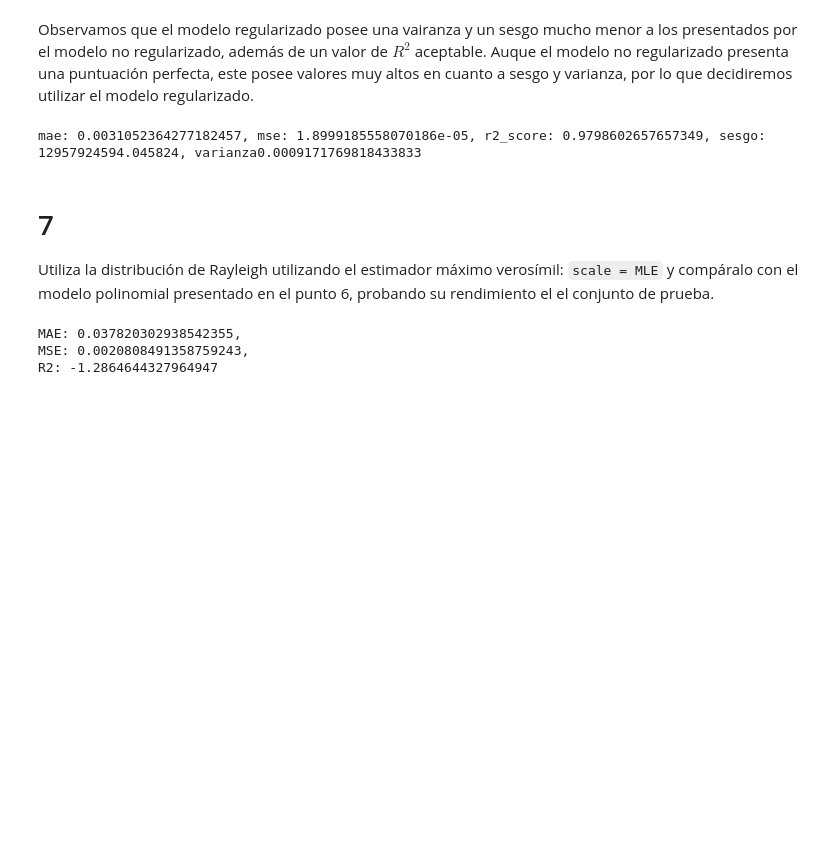
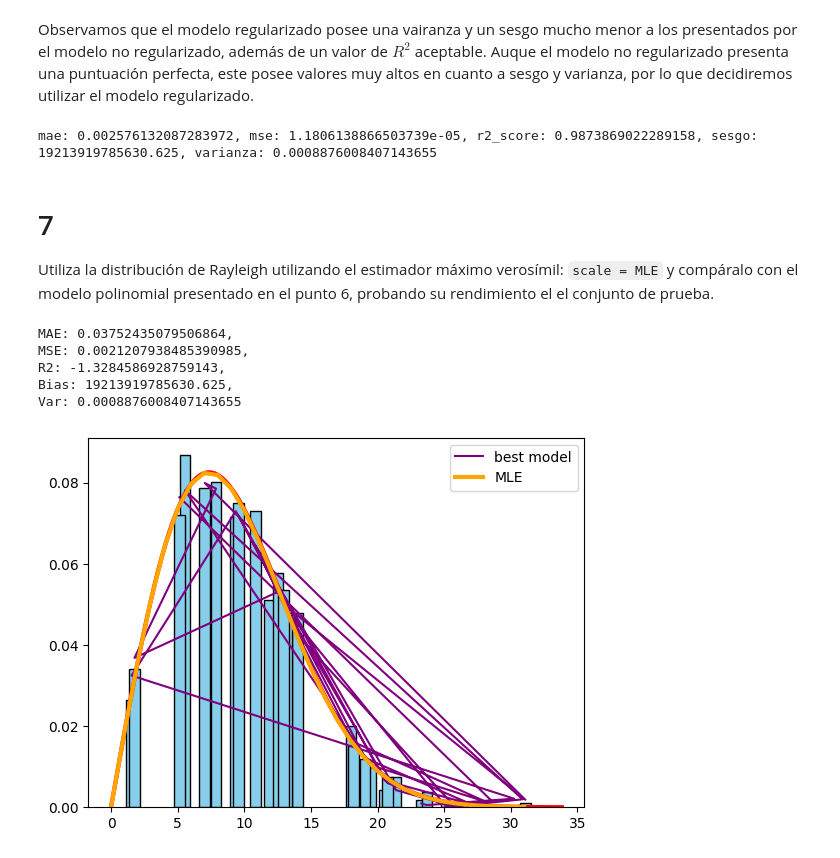
Before and after one commit to AlbertNath/rp-ml-20242, a Jupyter notebook: practica5/rpaa-practica5.ipynb, the cells around one changed output. Cells and saved outputs as stored; diff of their text form; code cells hidden in the pictures; blank space fills up the shorter version.

```diff
--- a/practica5/rpaa-practica5.ipynb
+++ b/practica5/rpaa-practica5.ipynb
@@ -160,32 +161,41 @@ def build_model(model_deg):
     x_test, y_test   = reshape_data(X_test, Y_test)
     x_train_pol      = to_polynomial(x_train, model_deg)
     x_test_pol       = to_polynomial(x_test, model_deg)
-    model = RidgeCV(alphas=[1e-3, 1e-2, 1e-1, 1]).fit(x_train_pol, y_train)
-    print("mae: {}, mse: {}, r2_score: {}, sesgo: {}, varianza{}"
+    model = Ridge(alpha=best_reg['best_alpha']).fit(x_train_pol, y_train)
+    print("mae: {}, mse: {}, r2_score: {}, sesgo: {}, varianza: {}"
           .format(*compute_metrics(x_test_pol, y_test, model.predict(x_test_pol))))
     return model
 
-best_deg = int(best_models.iloc[1]['grado_modelo'])
+best_deg = int(best_models.iloc[0]['grado_modelo'])
 best_model = build_model(best_deg)
 # %% [output]
-mae: 0.0031052364277182457, mse: 1.8999185558070186e-05, r2_score: 0.9798602657657349, sesgo: 12957924594.045824, varianza0.0009171769818433833
+mae: 0.002576132087283972, mse: 1.1806138866503739e-05, r2_score: 0.9873869022289158, sesgo: 19213919785630.625, varianza: 0.0008876008407143655
 # %% [markdown]
 # 7
 Utiliza la distribución de Rayleigh utilizando el estimador máximo verosímil: `scale = MLE` y compáralo con el modelo polinomial presentado en el punto 6, probando su rendimiento el el conjunto de prueba.
-# %%
-x_test, y_test   = reshape_data(X_test, Y_test)
-x_test = to_polynomial(x_test, best_deg)
-MLE = np.sqrt((1 / 2*len(x_test)) * np.sum(x_test**2))
-#y_mle = np.random.rayleigh(scale=MLE, size=len(y_test))
-y_mle = rayleigh_pdf(len(y_test), MLE)
-y_hat = best_model.predict(x_test)
-
-mle_mae = mean_absolute_error(y_mle, y_hat)
-mle_mse = mean_squared_error(y_mle, y_hat)
-mle_r2  = r2_score(y_mle, y_hat)
-
-print(f"MAE: {mle_mae},\nMSE: {mle_mse},\nR2: {mle_r2}")
-# %% [output]
-MAE: 0.037820302938542355,
-MSE: 0.0020808491358759243,
-R2: -1.2864644327964947
+# %%
+X = np.concatenate([X_train, X_test])
+Y = np.concatenate([Y_train, Y_test])
+x_test, y_test = reshape_data(X_test, Y_test)
+MLE = np.sqrt((np.sum(x_test**2)) / (2 * len(x_test)))
+
+y_mle  = rayleigh_pdf(len(x_test), x_test, MLE)
+x_test = to_polynomial(x_test, best_deg)
+y_hat  = best_model.predict(x_test)
+
+mae, mse, r2, bias, var = compute_metrics(x_test, y_mle, y_hat)
+
+print(f"MAE: {mae},\nMSE: {mse},\nR2: {r2},\nBias: {bias},\nVar: {var}")
+plt.bar(X_test, Y_test, color='skyblue', edgecolor='black')
+plt.plot(rx, ray_pdf, 'r', linewidth=3)
+plt.plot(X_test, y_hat, label='best model', c='purple')
+plt.plot(y_mle, label='MLE', c='orange', linewidth=3)
+plt.legend()
+plt.show()
+# %% [output]
+MAE: 0.03752435079506864,
+MSE: 0.0021207938485390985,
+R2: -1.3284586928759143,
+Bias: 19213919785630.625,
+Var: 0.0008876008407143655
+[figure, added]
```
Also changed, not shown: parts of 7 cells of this notebook.
